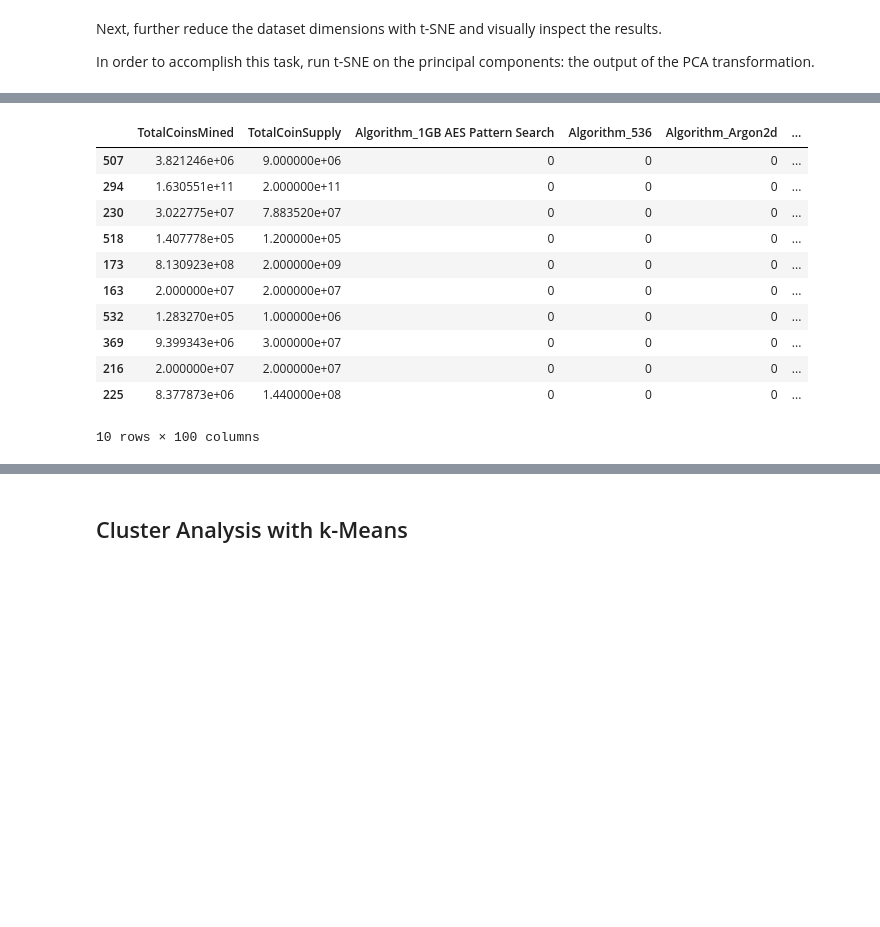
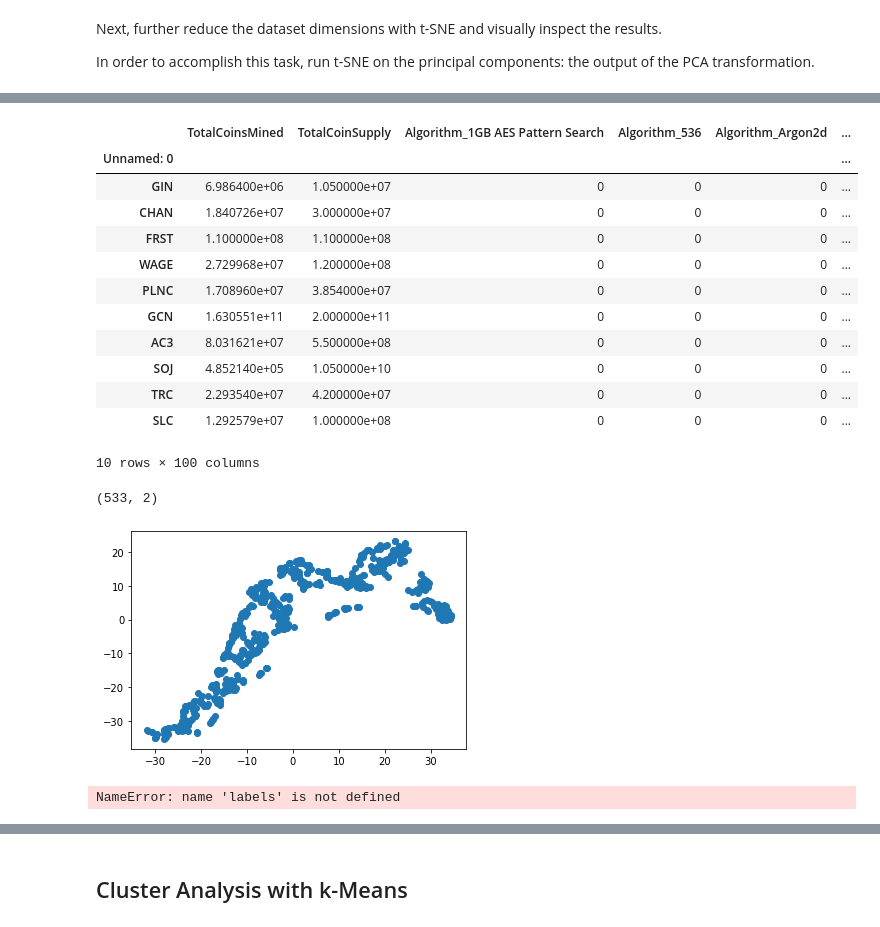
Before and after one commit to mdebone/cryptocurrency_clusters_challenge, a Jupyter notebook: cryptocurrency_clusters.wip.ipynb, the cells around one changed output, grey strips where cells are left out. Saved outputs shown, nothing was run; the diff lists cells and outputs as text; code cells hidden in the pictures; blank space fills up the shorter version.

Commit message:
got most of the clusters working

```diff
--- a/cryptocurrency_clusters.wip.ipynb
+++ b/cryptocurrency_clusters.wip.ipynb
@@ -279,3 +279,6 @@ In order to accomplish this task, run t-SNE on the principal components: the out
 # %%
 file_path = Path("cleaned_crypto_data.csv.csv")
 new_df = pd.read_csv(file_path)
+# %%
+new_df = new_df.set_index('Unnamed: 0')
+new_df.head()
@@ -283,16 +295,44 @@ new_df = pd.read_csv(file_path)
 new_df.sample(10)
 # %% [output]
 |  | TotalCoinsMined | TotalCoinSupply | Algorithm_1GB AES Pattern Search | Algorithm_536 | Algorithm_Argon2d | ... |
-| 507 | 3.821246e+06 | 9.000000e+06 | 0 | 0 | 0 | ... |
-| 294 | 1.630551e+11 | 2.000000e+11 | 0 | 0 | 0 | ... |
-| 230 | 3.022775e+07 | 7.883520e+07 | 0 | 0 | 0 | ... |
-| 518 | 1.407778e+05 | 1.200000e+05 | 0 | 0 | 0 | ... |
-| 173 | 8.130923e+08 | 2.000000e+09 | 0 | 0 | 0 | ... |
-| 163 | 2.000000e+07 | 2.000000e+07 | 0 | 0 | 0 | ... |
-| 532 | 1.283270e+05 | 1.000000e+06 | 0 | 0 | 0 | ... |
-| 369 | 9.399343e+06 | 3.000000e+07 | 0 | 0 | 0 | ... |
-| 216 | 2.000000e+07 | 2.000000e+07 | 0 | 0 | 0 | ... |
-| 225 | 8.377873e+06 | 1.440000e+08 | 0 | 0 | 0 | ... |
+| Unnamed: 0 |  |  |  |  |  | ... |
+| GIN | 6.986400e+06 | 1.050000e+07 | 0 | 0 | 0 | ... |
+| CHAN | 1.840726e+07 | 3.000000e+07 | 0 | 0 | 0 | ... |
+| FRST | 1.100000e+08 | 1.100000e+08 | 0 | 0 | 0 | ... |
+| WAGE | 2.729968e+07 | 1.200000e+08 | 0 | 0 | 0 | ... |
+| PLNC | 1.708960e+07 | 3.854000e+07 | 0 | 0 | 0 | ... |
+| GCN | 1.630551e+11 | 2.000000e+11 | 0 | 0 | 0 | ... |
+| AC3 | 8.031621e+07 | 5.500000e+08 | 0 | 0 | 0 | ... |
+| SOJ | 4.852140e+05 | 1.050000e+10 | 0 | 0 | 0 | ... |
+| TRC | 2.293540e+07 | 4.200000e+07 | 0 | 0 | 0 | ... |
+| SLC | 1.292579e+07 | 1.000000e+08 | 0 | 0 | 0 | ... |
 10 rows × 100 columns
 # %%
-# Create a new dataframe for t-SNE
+# Initialize t-SNE model
+tsne = TSNE(learning_rate=35)
+# %%
+# Reduce dimensions
+tsne_features = tsne.fit_transform(new_df)
+# %%
+# The dataset has 2 columns
+tsne_features.shape
+# %% [output]
+(533, 2)
+# %%
+# Prepare to plot the dataset
+
+# The first column of transformed features
+new_df['x'] = tsne_features[:,0]
+
+# The second column of transformed features
+new_df['y'] = tsne_features[:,1]
+# %%
+# Visualize the clusters
+plt.scatter(new_df['x'], new_df['y'])
+plt.show()
+# %% [output]
+[figure, added]
+# %%
+labels.value_counts()
+# %% [output]
+NameError: name 'labels' is not defined
```
Also changed, not shown: parts of 16 cells of this notebook, 1 other file.
